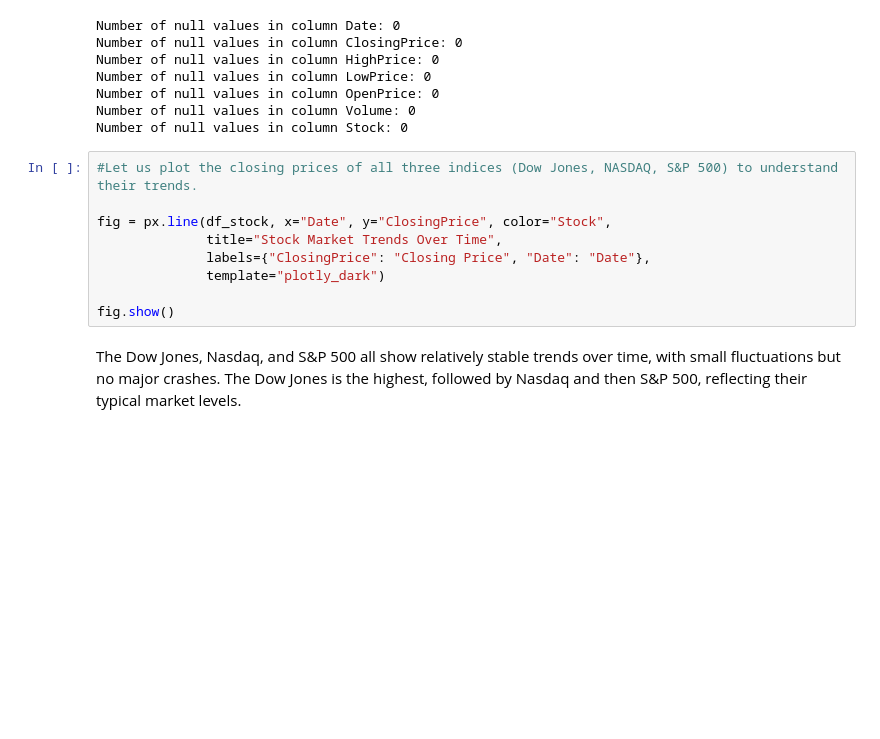
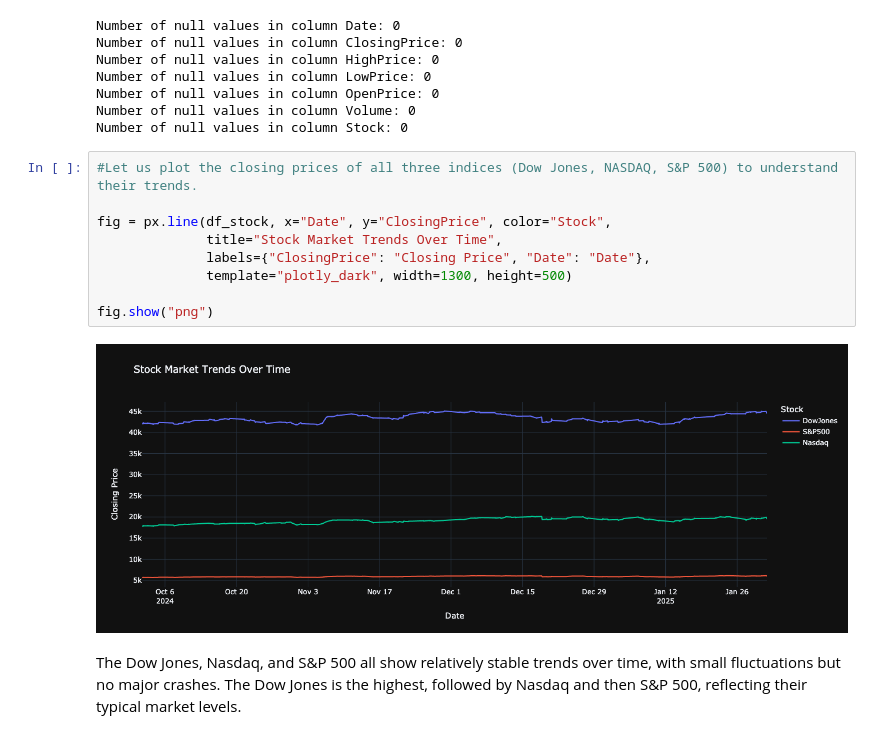
Before and after one commit to krupakmurthy/final_capstone, a Jupyter notebook: capstone.ipynb, the cells around one changed output. Drawn from its saved outputs; the diff is of its cells as text; blank space fills up the shorter version.

```diff
--- a/capstone.ipynb
+++ b/capstone.ipynb
@@ -601,12 +642,14 @@ Number of null values in column Stock: 0
 # %%
 #Let us plot the closing prices of all three indices (Dow Jones, NASDAQ, S&P 500) to understand their trends.
 
 fig = px.line(df_stock, x="Date", y="ClosingPrice", color="Stock",
               title="Stock Market Trends Over Time",
               labels={"ClosingPrice": "Closing Price", "Date": "Date"},
-              template="plotly_dark")
+              template="plotly_dark", width=1300, height=500)
 
-fig.show()
+fig.show("png")
+# %% [output]
+[figure, added]
 # %% [markdown]
 The Dow Jones, Nasdaq, and S&P 500 all show relatively stable trends over time, with small fluctuations but no major crashes. The Dow Jones is the highest, followed by Nasdaq and then S&P 500, reflecting their typical market levels.
 # %%
```
Also changed, not shown: parts of 5 cells of this notebook.
